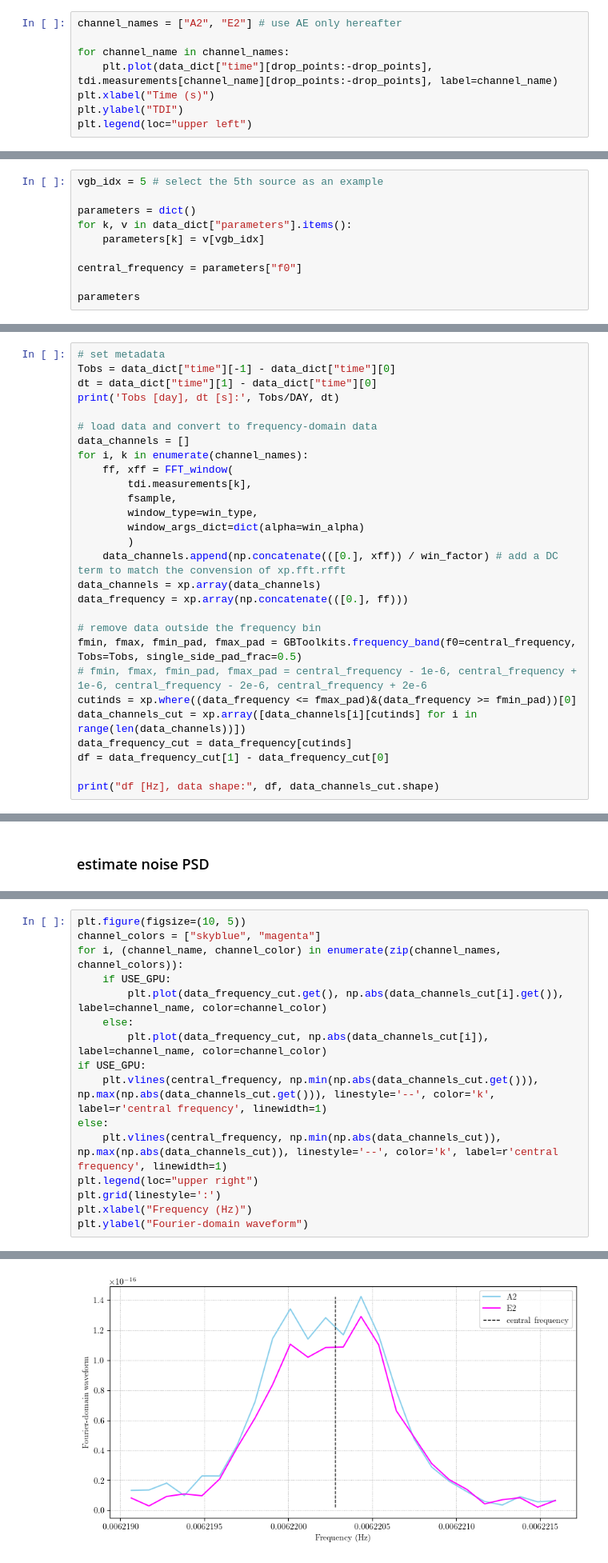
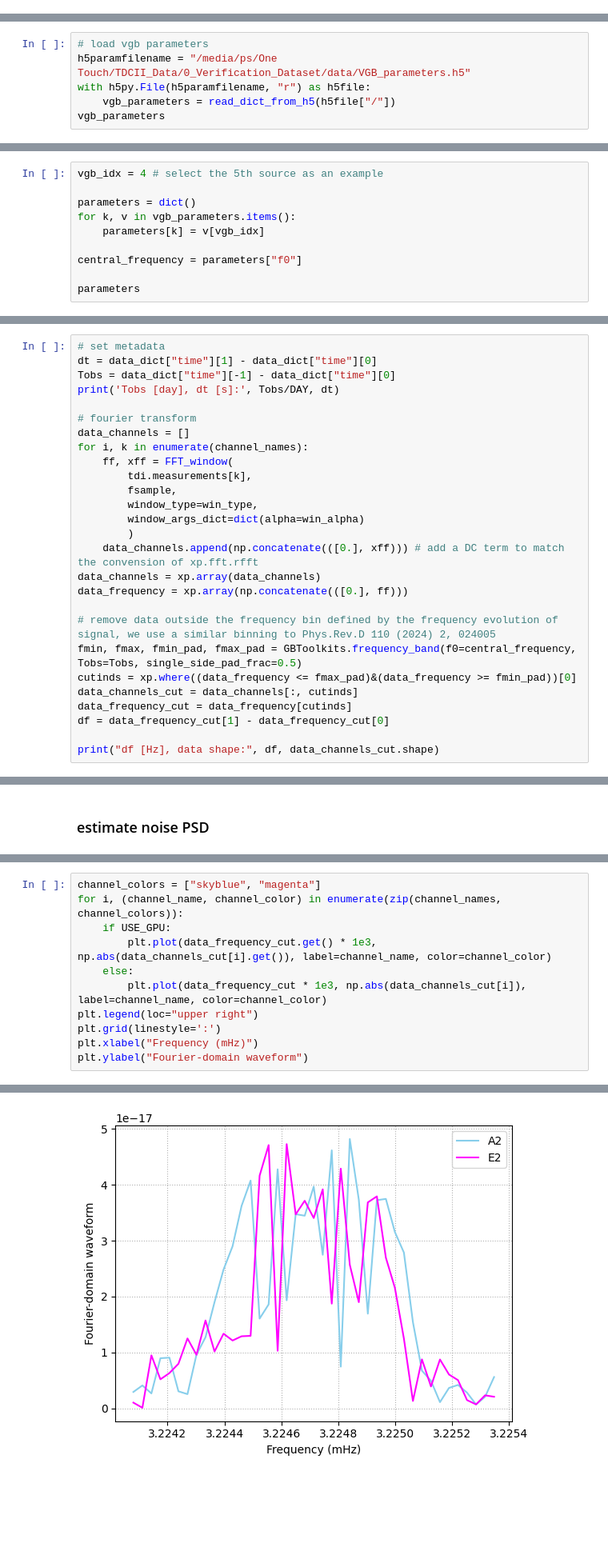
Before and after one commit to TriangleDataCenter/Triangle-GB, a Jupyter notebook: Examples/1_TDC_GBPE_VerificationSet.ipynb, the cells around one changed output, grey strips where cells are left out. Shown at 80% size. Drawn from its saved outputs; the diff is of its cells as text; blank space fills up the shorter version.

Commit message:
update example on tdc data

```diff
--- a/Examples/1_TDC_GBPE_VerificationSet.ipynb
+++ b/Examples/1_TDC_GBPE_VerificationSet.ipynb
@@ -162,8 +165,0 @@ tdi data: dict_keys(['eta', 'dpl', 'X0', 'X1', 'X2', 'Y0', 'Y1', 'Y2', 'Z0', 'Z1
-# %%
-channel_names = ["A2", "E2"] # use AE only hereafter
-
-for channel_name in channel_names:
-    plt.plot(data_dict["time"][drop_points:-drop_points], tdi.measurements[channel_name][drop_points:-drop_points], label=channel_name)
-plt.xlabel("Time (s)")
-plt.ylabel("TDI")
-plt.legend(loc="upper left")
@@ -172,0 +166,6 @@ plt.legend(loc="upper left")
+# %%
+# load vgb parameters
+h5paramfilename = "/media/ps/One Touch/TDCII_Data/0_Verification_Dataset/data/VGB_parameters.h5"
+with h5py.File(h5paramfilename, "r") as h5file:
+    vgb_parameters = read_dict_from_h5(h5file["/"])
+vgb_parameters
@@ -197,8 +224,8 @@ Text(0, 0.5, 'ASD $({\\rm Hz^{-1/2}})$')
 # %%
-vgb_idx = 5 # select the 5th source as an example
+vgb_idx = 4 # select the 5th source as an example
 
 parameters = dict()
-for k, v in data_dict["parameters"].items():
+for k, v in vgb_parameters.items():
     parameters[k] = v[vgb_idx]
 
 central_frequency = parameters["f0"]
@@ -216,10 +243,10 @@ parameters
 # %%
 # set metadata
+dt = data_dict["time"][1] - data_dict["time"][0]
 Tobs = data_dict["time"][-1] - data_dict["time"][0]
-dt = data_dict["time"][1] - data_dict["time"][0]
 print('Tobs [day], dt [s]:', Tobs/DAY, dt)
 
-# load data and convert to frequency-domain data
+# fourier transform
 data_channels = []
 for i, k in enumerate(channel_names):
     ff, xff = FFT_window(
@@ -228,15 +255,14 @@ for i, k in enumerate(channel_names):
         window_type=win_type,
         window_args_dict=dict(alpha=win_alpha)
         )
-    data_channels.append(np.concatenate(([0.], xff)) / win_factor) # add a DC term to match the convension of xp.fft.rfft
+    data_channels.append(np.concatenate(([0.], xff))) # add a DC term to match the convension of xp.fft.rfft
 data_channels = xp.array(data_channels)
 data_frequency = xp.array(np.concatenate(([0.], ff)))
 
-# remove data outside the frequency bin
+# remove data outside the frequency bin defined by the frequency evolution of signal, we use a similar binning to Phys.Rev.D 110 (2024) 2, 024005
 fmin, fmax, fmin_pad, fmax_pad = GBToolkits.frequency_band(f0=central_frequency, Tobs=Tobs, single_side_pad_frac=0.5)
-# fmin, fmax, fmin_pad, fmax_pad = central_frequency - 1e-6, central_frequency + 1e-6, central_frequency - 2e-6, central_frequency + 2e-6
 cutinds = xp.where((data_frequency <= fmax_pad)&(data_frequency >= fmin_pad))[0]
-data_channels_cut = xp.array([data_channels[i][cutinds] for i in range(len(data_channels))])
+data_channels_cut = data_channels[:, cutinds]
 data_frequency_cut = data_frequency[cutinds]
 df = data_frequency_cut[1] - data_frequency_cut[0]
 
@@ -268,20 +293,15 @@ estimated ASDs: 3.015536537180707e-21 3.1646197891076897e-21
 # %%
-plt.figure(figsize=(10, 5))
 channel_colors = ["skyblue", "magenta"]
 for i, (channel_name, channel_color) in enumerate(zip(channel_names, channel_colors)):
     if USE_GPU:
-        plt.plot(data_frequency_cut.get(), np.abs(data_channels_cut[i].get()), label=channel_name, color=channel_color)
+        plt.plot(data_frequency_cut.get() * 1e3, np.abs(data_channels_cut[i].get()), label=channel_name, color=channel_color)
     else:
-        plt.plot(data_frequency_cut, np.abs(data_channels_cut[i]), label=channel_name, color=channel_color)
-if USE_GPU:
-    plt.vlines(central_frequency, np.min(np.abs(data_channels_cut.get())), np.max(np.abs(data_channels_cut.get())), linestyle='--', color='k', label=r'central frequency', linewidth=1)
-else:
-    plt.vlines(central_frequency, np.min(np.abs(data_channels_cut)), np.max(np.abs(data_channels_cut)), linestyle='--', color='k', label=r'central frequency', linewidth=1)
+        plt.plot(data_frequency_cut * 1e3, np.abs(data_channels_cut[i]), label=channel_name, color=channel_color)
 plt.legend(loc="upper right")
 plt.grid(linestyle=':')
-plt.xlabel("Frequency (Hz)")
+plt.xlabel("Frequency (mHz)")
 plt.ylabel("Fourier-domain waveform")
 # %% [output]
 Text(0, 0.5, 'Fourier-domain waveform')
-[figure, old version]
+[figure, new version]
 # %% [markdown]
```
Also changed, not shown: parts of 23 cells of this notebook, 5 other files.
